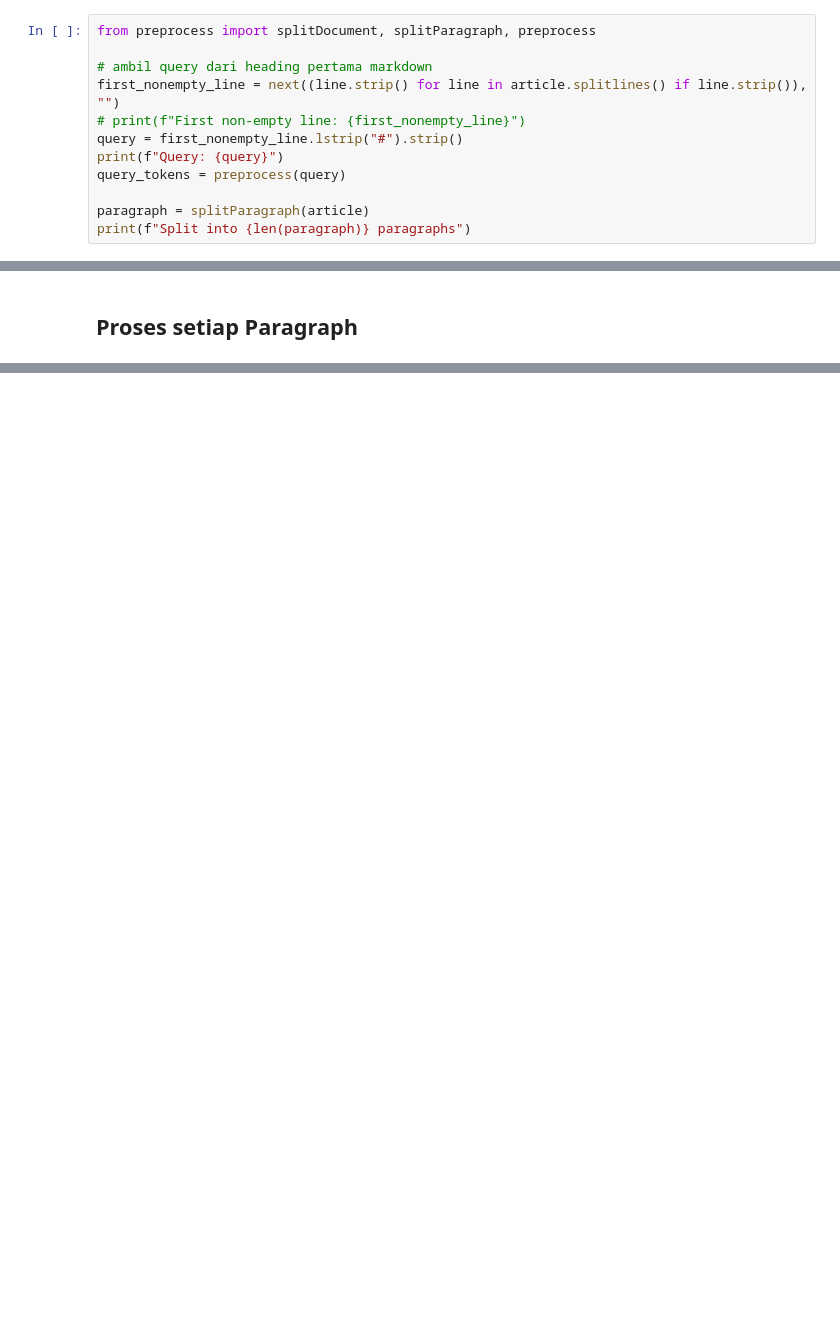
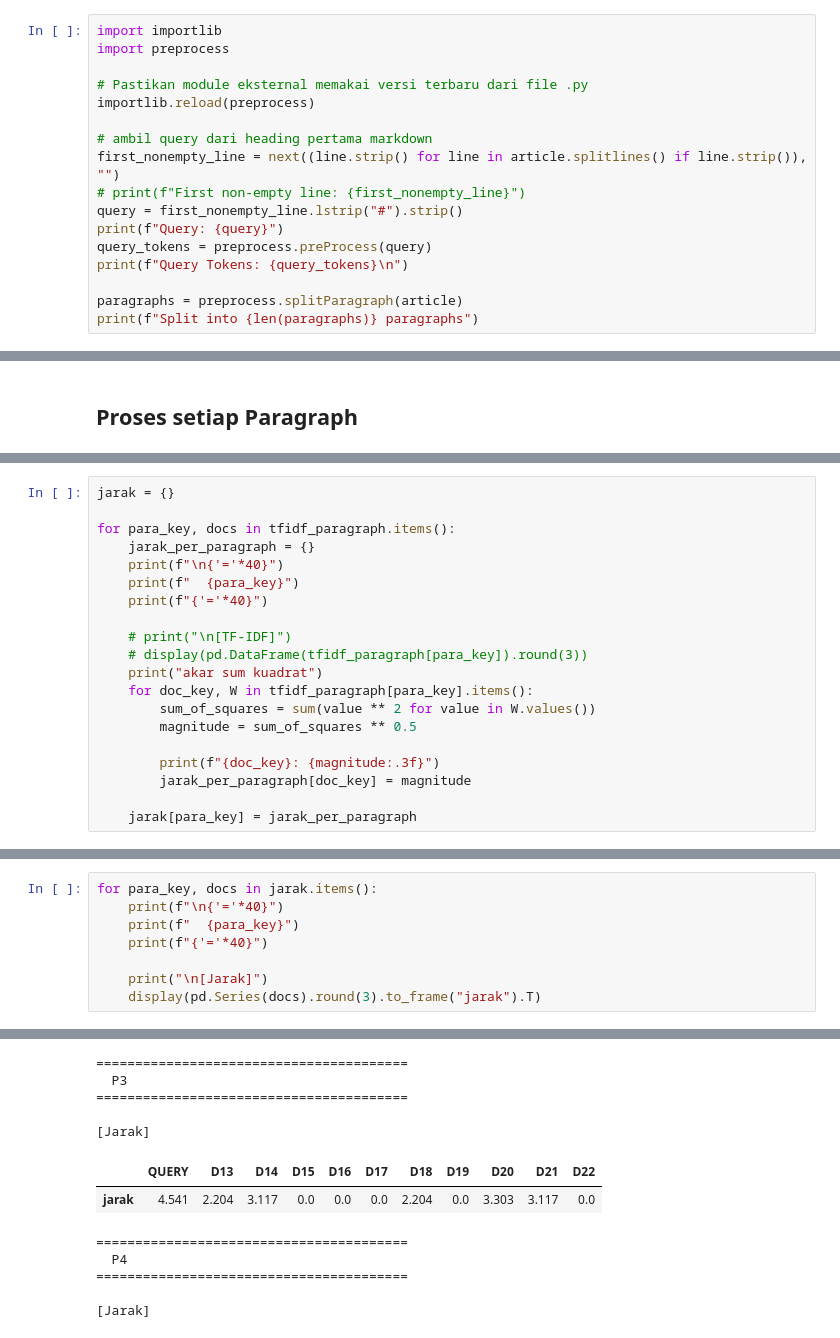
Before and after one commit to juanaxyz/Summaryzation-System-Using-TF-IDF-and-VSM, a Jupyter notebook: main.ipynb, the cells around one changed output, grey strips where cells are left out. Saved outputs shown, nothing was run; the diff lists cells and outputs as text; blank space fills up the shorter version.

```diff
--- a/main.ipynb
+++ b/main.ipynb
@@ -54,15 +61,20 @@ In recent weeks, the AI world has been a-buzz following claims made by leading f
 # %% [markdown]
 ## Pecah menjadi beberapa paragraph
 # %%
-from preprocess import splitDocument, splitParagraph, preprocess
+import importlib
+import preprocess
+
+# Pastikan module eksternal memakai versi terbaru dari file .py
+importlib.reload(preprocess)
 
 # ambil query dari heading pertama markdown
 first_nonempty_line = next((line.strip() for line in article.splitlines() if line.strip()), "")
 # print(f"First non-empty line: {first_nonempty_line}")
 query = first_nonempty_line.lstrip("#").strip()
 print(f"Query: {query}")
-query_tokens = preprocess(query)
+query_tokens = preprocess.preProcess(query)
+print(f"Query Tokens: {query_tokens}\n")
 
-paragraph = splitParagraph(article)
-print(f"Split into {len(paragraph)} paragraphs")
+paragraphs = preprocess.splitParagraph(article)
+print(f"Split into {len(paragraphs)} paragraphs")
 # %% [output]
@@ -112,0 +275,20 @@ Document-10: ['``', 'in', 'medium-term', ',', "'s", 'opportun', 'use', 'tool', '
+# %%
+jarak = {}
+
+for para_key, docs in tfidf_paragraph.items():
+    jarak_per_paragraph = {}
+    print(f"\n{'='*40}")
+    print(f"  {para_key}")
+    print(f"{'='*40}")
+
+    # print("\n[TF-IDF]")
+    # display(pd.DataFrame(tfidf_paragraph[para_key]).round(3))
+    print("akar sum kuadrat")
+    for doc_key, W in tfidf_paragraph[para_key].items():
+        sum_of_squares = sum(value ** 2 for value in W.values())
+        magnitude = sum_of_squares ** 0.5
+
+        print(f"{doc_key}: {magnitude:.3f}")
+        jarak_per_paragraph[doc_key] = magnitude
+
+    jarak[para_key] = jarak_per_paragraph
@@ -112,0 +313,9 @@ Document-10: ['``', 'in', 'medium-term', ',', "'s", 'opportun', 'use', 'tool', '
+# %%
+for para_key, docs in jarak.items():
+    print(f"\n{'='*40}")
+    print(f"  {para_key}")
+    print(f"{'='*40}")
+
+    print("\n[Jarak]")
+    display(pd.Series(docs).round(3).to_frame("jarak").T)
+# %% [output]
@@ -112,0 +336,12 @@ Document-10: ['``', 'in', 'medium-term', ',', "'s", 'opportun', 'use', 'tool', '
+========================================
+  P3
+========================================
+
+[Jarak]
+|  | QUERY | D13 | D14 | D15 | D16 | D17 | D18 | D19 | D20 | D21 | D22 |
+| jarak | 4.541 | 2.204 | 3.117 | 0.0 | 0.0 | 0.0 | 2.204 | 0.0 | 3.303 | 3.117 | 0.0 |
+========================================
+  P4
+========================================
+
+[Jarak]
```
Also changed, not shown: parts of 15 cells of this notebook, 5 other files.
